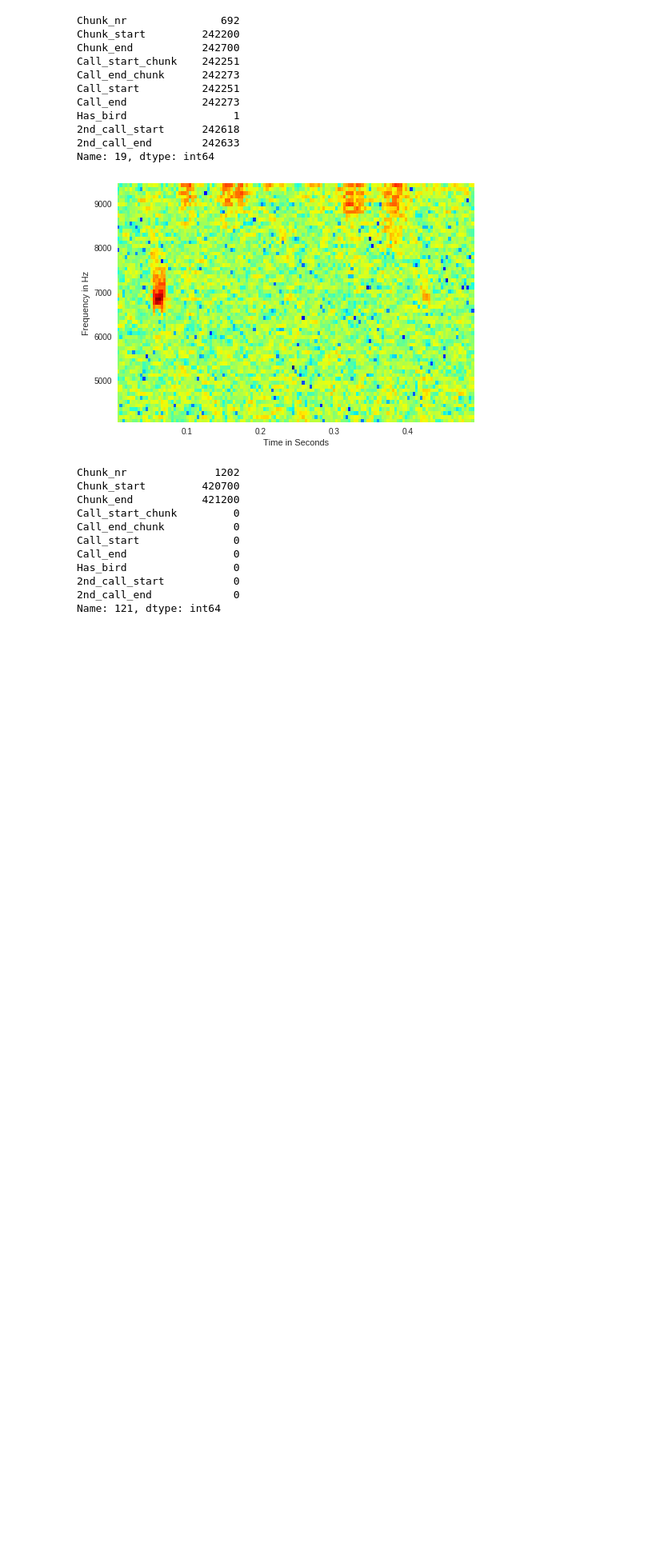
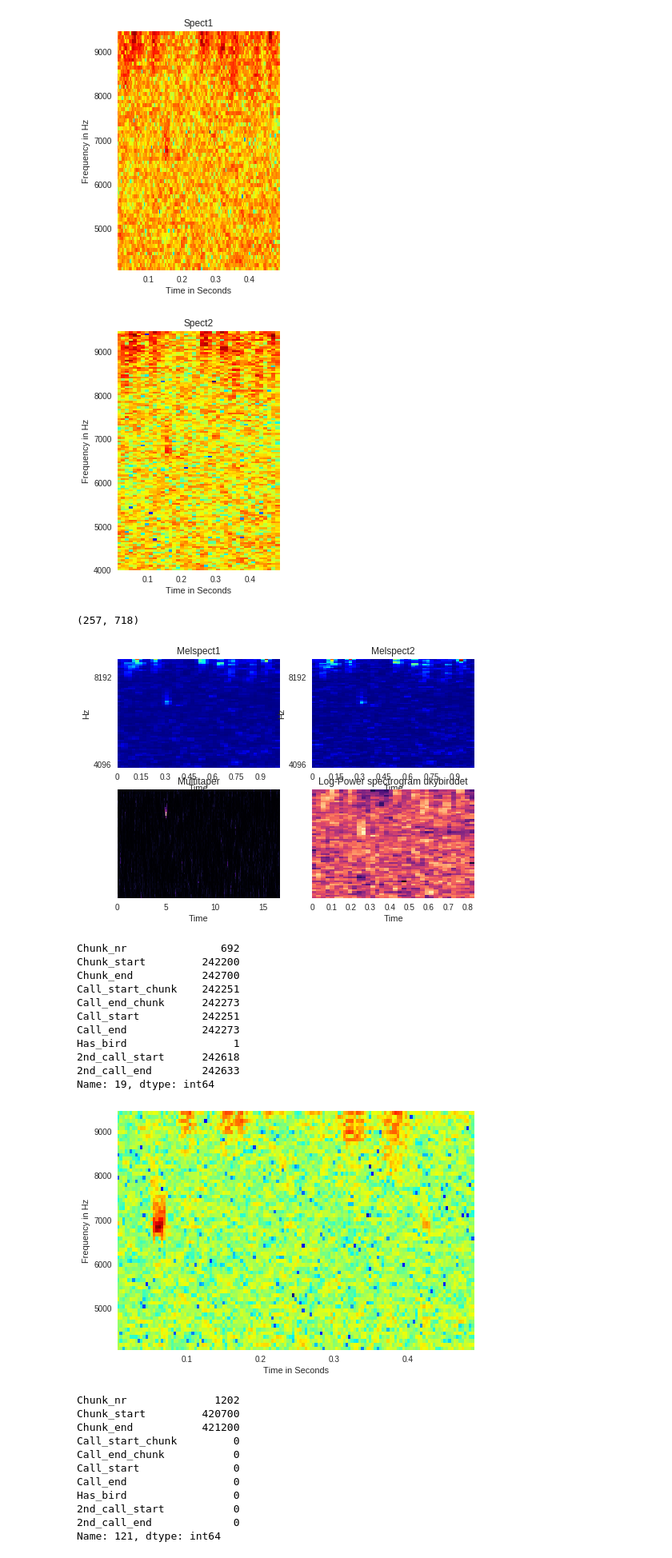
Before and after one commit to hannape/CNN-second, a Jupyter notebook: split_recording.ipynb, the cells around one changed output. Shown: that part at 80% size. Saved outputs shown, nothing was run; the diff lists cells and outputs as text; code cells hidden in the pictures; blank space fills up the shorter version.

Commit message:
different representations, multitaper needs polishing

```diff
--- a/split_recording.ipynb
+++ b/split_recording.ipynb
@@ -56,0 +178,17 @@ y_read = y_read_cleaned
+# %%
+#@title
+i = 1
+frame_start = i*(chunk_length_ms - chunk_overlap)
+frame_end = i*(chunk_length_ms - chunk_overlap)+ chunk_length_ms
+frame = myaudio[frame_start : frame_end]
+
+samples = frame.get_array_of_samples()
+samples_float = librosa.util.buf_to_float(samples,n_bytes=2,dtype=np.float32)
+print(type(frame))
+print(type(samples))
+#audio = librosa.core.load(samples_float, sr=44100)[0]
+result3 = librosa.feature.melspectrogram(y=np.array(samples_float), sr=44100, n_mels= n_mels, fmin = 4000, fmax=9500)
+print(type(result3))
+#a, b, c, d = representations(frame)
+representations(frame)
+print(amplitudes)
@@ -57,59 +256,53 @@ y_read = y_read_cleaned
 # %%
-#wav_file_size = (sample_rate * bit_rate * channel_count * duration_in_ms / 1000) / 8
-
-#### Parametry ####
-plot = 0               # czy wyrysowywać głosy wszystkie
-minimal_duration = 4   # minimalny czas trwania głosu w ms, b zakwalifikowac chunka jako hasbird
-f_min = 4000           # minimalna częstotliwość analizowana ze spektro
-f_max = 9500           # maxymala częstotliwość analizowana ze spektro
-###################
-
-
 ########## Wyszukanie pozytywnych fragmentów - fragmentów zawierający głos, ilość takich ramek
-
+import librosa
+from librosa import display
+from librosa.core import power_to_db
 image_positive = []
 description_positive = []
 sum_birds=0
 has_bird = 1
 
-for i in range(0,math.floor(nr_of_chunks)):
+for i in range(10,100): #math.floor(nr_of_chunks)):
   frame_start = i*(chunk_length_ms - chunk_overlap)
   frame_end = i*(chunk_length_ms - chunk_overlap)+ chunk_length_ms
   frame = myaudio[frame_start : frame_end]
   x = range(frame_start,frame_end)
 
   for j in y_read.index.tolist():
     bird_start = int(round(y_read.start[j]*1000))
     bird_end = int(round(y_read.end[j]*1000))
     y = range(bird_start,bird_end)
 
     intersect_start = max(x[0], y[0])
     intersect_end = min(x[-1], y[-1])+1
     range1 = (range(intersect_start, intersect_end))
 
     if len(range1)> minimal_duration:
       sum_birds = sum_birds+1
-
-      ## reprezentacja 1 - spektrogram
-      freqs, times, amplitudes = frame.spectrogram(window_length_samples=512, overlap=0.7)
-      amplitudes = amplitudes[(freqs >= f_min) & (freqs <= f_max)]
-      freqs = freqs[(freqs >= f_min) & (freqs <= f_max)]
-
+      representations(frame)
       image_positive.append(amplitudes)
       description_positive.append([i, frame_start, frame_end, intersect_start, intersect_end, bird_start, bird_end, has_bird, 0, 0])
+
+
 
       if plot ==1:
       # Plot
         amplitudes = 10 * np.log10(amplitudes + 1e-9)
         plt.pcolormesh(times, freqs, amplitudes, cmap="jet")
         plt.xlabel("Time in Seconds")
         plt.ylabel("Frequency in Hz")
         plt.show()
 
 #print(sum_birds)
 #print(np.shape(description_positive))
 #print(np.shape(image_positive))
 #print(i,frame_start, frame_end)
+# %% [output]
+[figure, added]
+[figure, added]
+(257, 718)
+[figure, added]
 # %%
 ########## Usunięcie duplikatów, zakładamy że nie więcej niż 2 głosy w ramce
 
```
Also changed, not shown: parts of 4 cells of this notebook.
